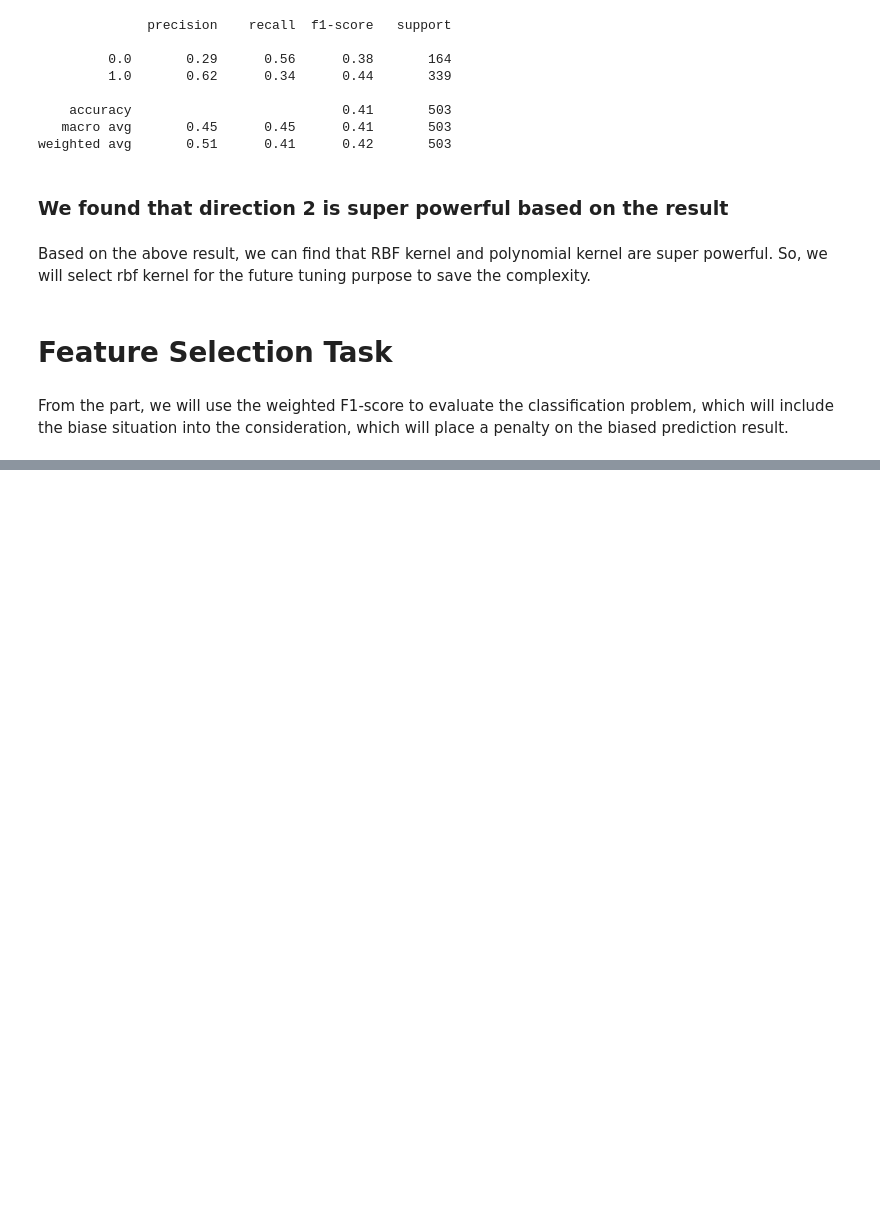
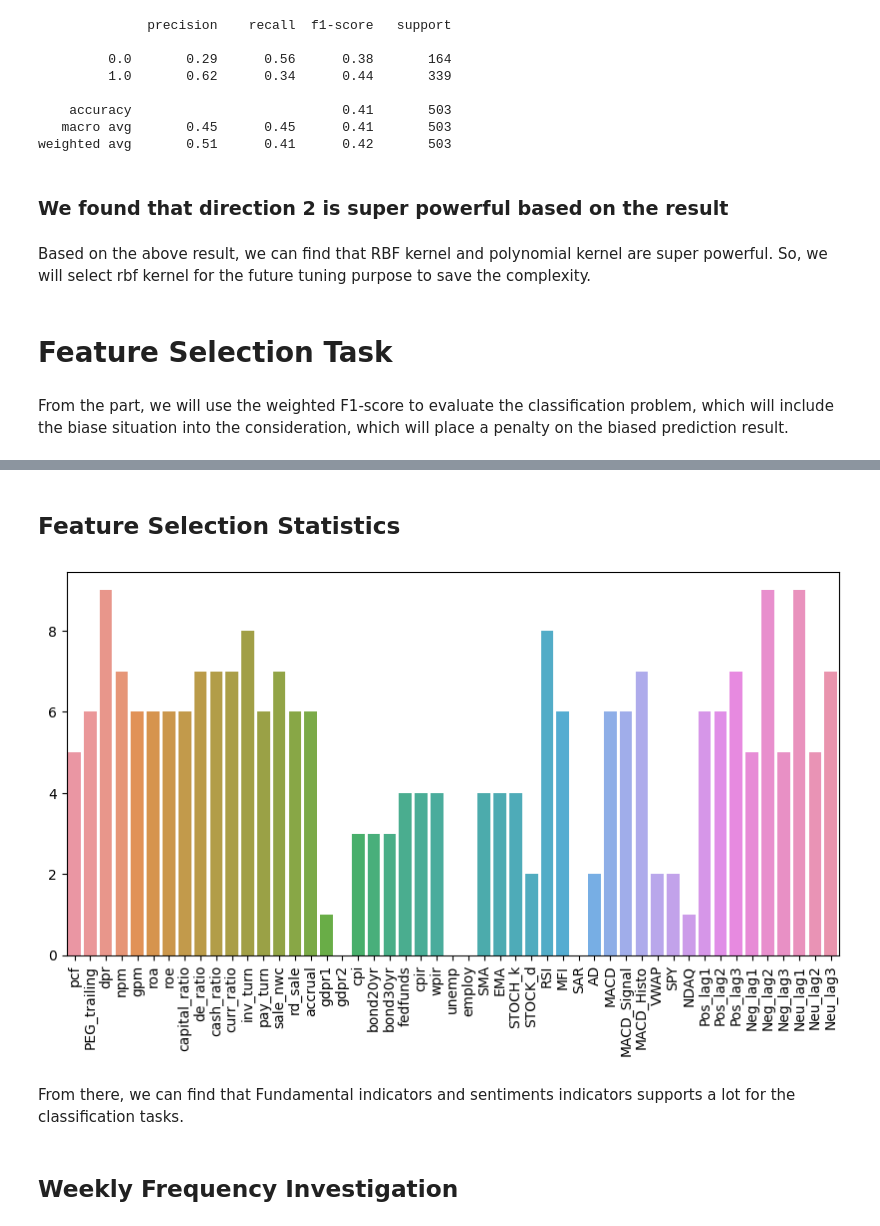
Before and after one commit to ElinorCheng/STA561, a Jupyter notebook: ModelFitting/SVM.ipynb, the cells around one changed output, grey strips where cells are left out. Drawn from its saved outputs; the diff is of its cells as text; code cells hidden in the pictures; blank space fills up the shorter version.

```diff
--- a/ModelFitting/SVM.ipynb
+++ b/ModelFitting/SVM.ipynb
@@ -207,7 +207,9 @@ macro_list = ['gdpr1','gdpr2','cpi','bond20yr','bond30yr','fedfunds','cpir','wpi
 nlp_list = ['Pos_lag2','Pos_lag3','Neg_lag1','Neg_lag2','Neg_lag3','Neu_lag1','Neu_lag2','Neu_lag3']
 stock_list = ['AAPL','AMZN','BRK-B','GOOG','JNJ','META','MSFT','NVDA','TSLA','V']
 # %%
-stock_score = dict()
+cv = 5
+scores = dict()
+selection_collect = dict()
 for j in stock_list:
     freq = 'Daily'
     stock = j
@@ -222,20 +224,16 @@ for j in stock_list:
     predictors.set_index('Date',inplace=True)
     predictors.fillna(0,inplace=True)
     X = predictors.values[:-1]
-    cv = 3
-    scores = []
+
     tscv = TimeSeriesSplit(n_splits=cv)
-    for train_index, test_index in tscv.split(X):
-        X_train, X_test = X[train_index], X[test_index]
-        y_train, y_test = y[train_index], y[test_index]
-        pipe = make_pipeline(StandardScaler(),SVC(kernel='rbf'))
-        sfs = SequentialFeatureSelector(pipe,n_jobs = -1,n_features_to_select='auto',scoring='f1_weighted')
-        sfs.fit(X_train,y_train)
-        X_train = sfs.transform(X_train)
-        pipe.fit(X_train,y_train)
-        X_test =  sfs.transform(X_test)
-        y_pred = pipe.predict(X_test)
-        scores.append(f1_score(y_pred,y_test,average = 'weighted'))
-    average_score = np.mean(scores)
-    print(j,average_score)
-    stock_score[j] = average_score
+    X_train,X_test,y_train,y_test = train_test_split(X,y,test_size=0.2,shuffle=False)
+    pipe = make_pipeline(StandardScaler(),SVC(kernel='rbf'))
+
+    sfs = SequentialFeatureSelector(pipe,n_jobs = -1,n_features_to_select='auto',scoring='f1_weighted',cv=tscv)
+    sfs.fit(X_train,y_train)
+    X_train = sfs.transform(X_train)
+    pipe.fit(X_train,y_train)
+    selection_collect[j] = predictors.columns.values[sfs.get_support()]
+    X_test =  sfs.transform(X_test)
+    y_pred = pipe.predict(X_test)
+    scores[j] = f1_score(y_pred,y_test,average = 'weighted')
@@ -242,3 +273,22 @@ for j in stock_list:
+# %% [markdown]
+## Feature Selection Statistics
+# %%
+features = pd.Series(data = np.zeros(len(predictors.columns)),index=predictors.columns)
+for stock in stock_list:
+    curr_feature = selection_collect[stock]
+    for curr in curr_feature:
+        features.loc[curr] += 1
+usefeature = features.index.values.tolist()
+plt.figure(figsize=[10,5])
+ax = sns.barplot(features.to_frame().T)
+ax.set_xticklabels(labels=usefeature,rotation=90)
+plt.show()
+# %% [output]
+[figure, added]
+# %% [markdown]
+From there, we can find that Fundamental indicators and sentiments indicators supports a lot for the classification tasks.
+# %% [markdown]
+## Weekly Frequency Investigation
 # %%
 cv = 5
 scores = dict()
```
Also changed, not shown: parts of 11 cells of this notebook.
